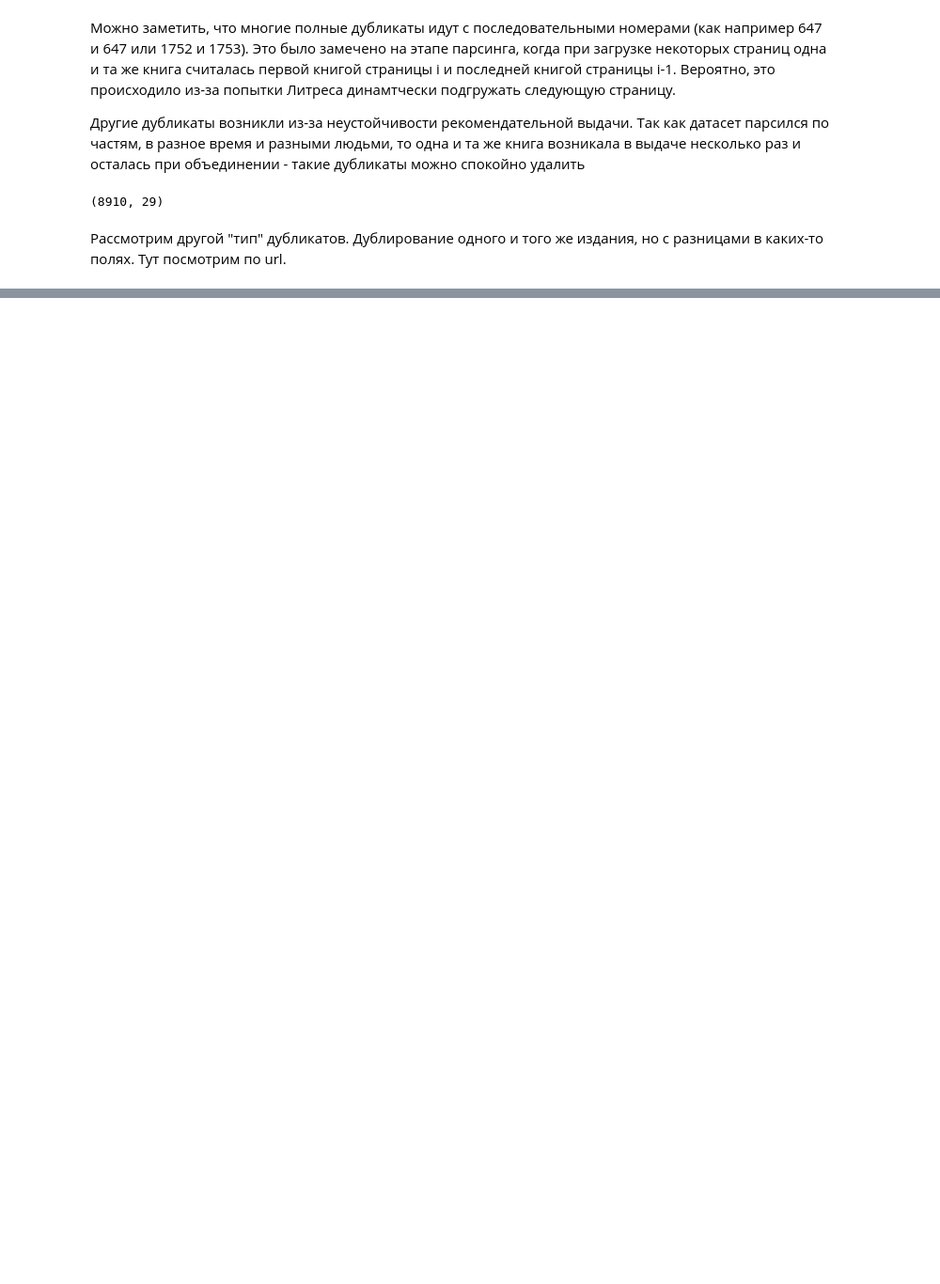
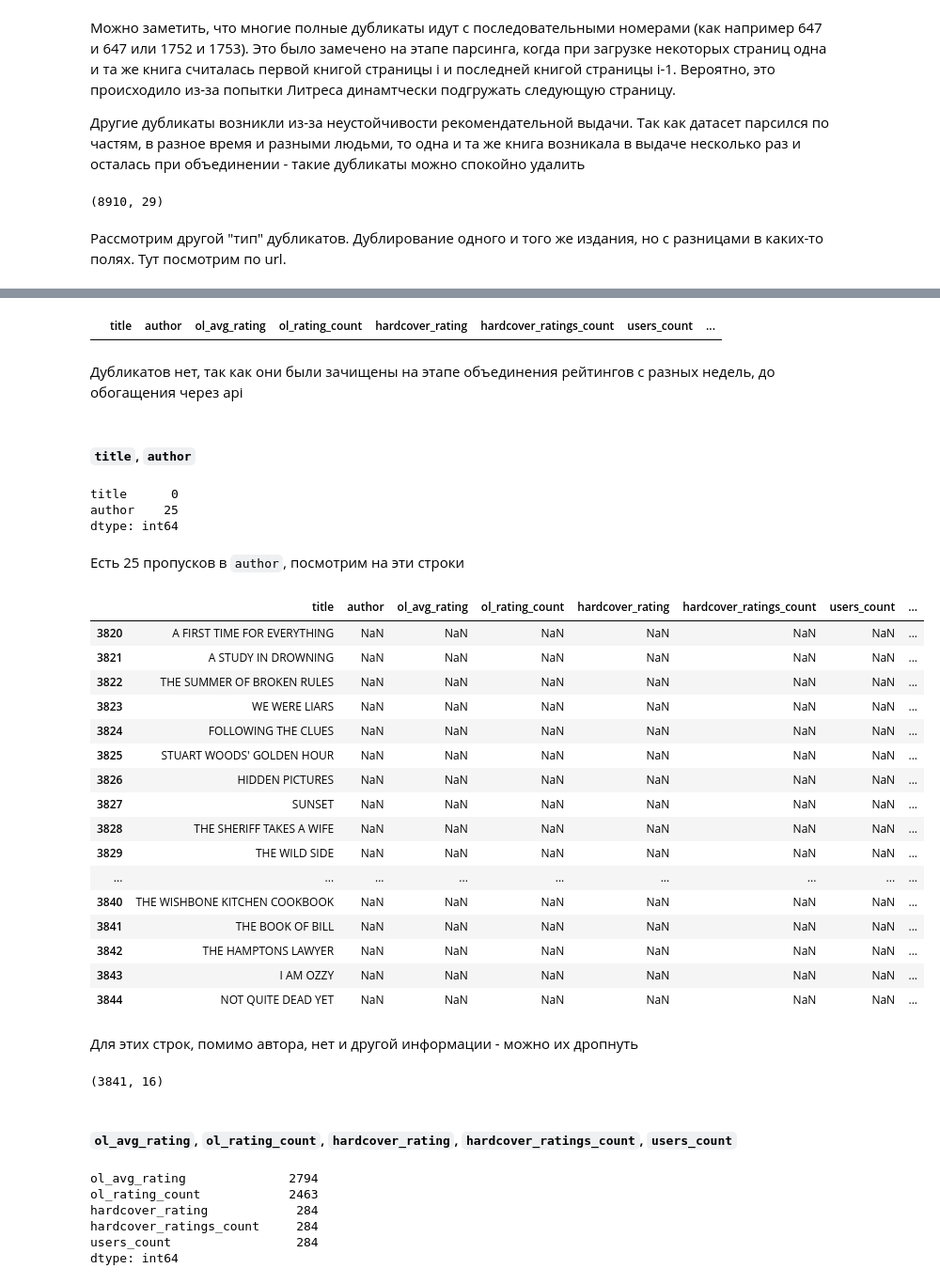
Before and after one commit to maxim-safonov/gp_2, a Jupyter notebook: EDA.ipynb, the cells around one changed output, grey strips where cells are left out. Shown at 94% size. Saved outputs shown, nothing was run; the diff lists cells and outputs as text; code cells hidden in the pictures; blank space fills up the shorter version.

```diff
--- a/EDA.ipynb
+++ b/EDA.ipynb
@@ -91,0 +553,4 @@ df1[n_duplicates2]
+# %%
+#df2 = pd.read_csv("google_x_nyt_final.csv")
+df2 = pd.read_excel("hardcover_result.xlsx")
+df2.head()
@@ -91,0 +579,5 @@ df1[n_duplicates2]
+# %%
+df2 = df2.drop(columns=["Unnamed: 0.1", "Unnamed: 0", "amazon_product_url", "article_chapter_link", "asterisk", "book_image", "book_image_height",
+                        "book_image_width", "book_review_link", "book_uri", "contributor", "contributor_note", "created_date", "first_chapter_link",
+                        "primary_isbn10", "primary_isbn13", "sunday_review_link", "updated_date", "isbns", "buy_links", "hardcover_title", "hardcover_author",
+                        "title_open_library", "author_open_library", "dagger"])
@@ -91,0 +590,61 @@ df1[n_duplicates2]
+# %%
+df2 = df2[["title", "author", "avg_rating", "rating_count", "hardcover_rating", "hardcover_ratings_count", "users_count", "price", "release_year",
+           "age_group", "publisher", "genres", "description", "rank", "rank_last_week", "weeks_on_list"]]
+
+df2 = df2.rename(columns={"avg_rating":"ol_avg_rating", "rating_count":"ol_rating_count"})
+# %%
+n_duplicates = df2.duplicated(keep=False)
+df2[n_duplicates].head(10)
+# %% [output]
+|  | title | author | ol_avg_rating | ol_rating_count | hardcover_rating | hardcover_ratings_count | users_count | ... |
+# %% [markdown]
+Дубликатов нет, так как они были зачищены на этапе объединения рейтингов с разных недель, до обогащения через api
+# %% [markdown]
+#### `title`, `author`
+# %%
+df2[["title", "author"]].isna().sum()
+# %% [output]
+title      0
+author    25
+dtype: int64
+# %% [markdown]
+Есть 25 пропусков в `author`, посмотрим на эти строки
+# %%
+df2[df2["author"].isna()]
+# %% [output]
+|  | title | author | ol_avg_rating | ol_rating_count | hardcover_rating | hardcover_ratings_count | users_count | ... |
+| 3820 | A FIRST TIME FOR EVERYTHING | NaN | NaN | NaN | NaN | NaN | NaN | ... |
+| 3821 | A STUDY IN DROWNING | NaN | NaN | NaN | NaN | NaN | NaN | ... |
+| 3822 | THE SUMMER OF BROKEN RULES | NaN | NaN | NaN | NaN | NaN | NaN | ... |
+| 3823 | WE WERE LIARS | NaN | NaN | NaN | NaN | NaN | NaN | ... |
+| 3824 | FOLLOWING THE CLUES | NaN | NaN | NaN | NaN | NaN | NaN | ... |
+| 3825 | STUART WOODS' GOLDEN HOUR | NaN | NaN | NaN | NaN | NaN | NaN | ... |
+| 3826 | HIDDEN PICTURES | NaN | NaN | NaN | NaN | NaN | NaN | ... |
+| 3827 | SUNSET | NaN | NaN | NaN | NaN | NaN | NaN | ... |
+| 3828 | THE SHERIFF TAKES A WIFE | NaN | NaN | NaN | NaN | NaN | NaN | ... |
+| 3829 | THE WILD SIDE | NaN | NaN | NaN | NaN | NaN | NaN | ... |
+| ... | ... | ... | ... | ... | ... | ... | ... | ... |
+| 3840 | THE WISHBONE KITCHEN COOKBOOK | NaN | NaN | NaN | NaN | NaN | NaN | ... |
+| 3841 | THE BOOK OF BILL | NaN | NaN | NaN | NaN | NaN | NaN | ... |
+| 3842 | THE HAMPTONS LAWYER | NaN | NaN | NaN | NaN | NaN | NaN | ... |
+| 3843 | I AM OZZY | NaN | NaN | NaN | NaN | NaN | NaN | ... |
+| 3844 | NOT QUITE DEAD YET | NaN | NaN | NaN | NaN | NaN | NaN | ... |
+# %% [markdown]
+Для этих строк, помимо автора, нет и другой информации - можно их дропнуть
+# %%
+df2 = df2.drop(index = df2[df2["author"].isna()].index)
+df2 = df2.reset_index(drop = True)
+df2.shape
+# %% [output]
+(3841, 16)
+# %% [markdown]
+#### `ol_avg_rating`, `ol_rating_count`, `hardcover_rating`, `hardcover_ratings_count`, `users_count`
+# %%
+df2[["ol_avg_rating", "ol_rating_count", "hardcover_rating", "hardcover_ratings_count", "users_count"]].isna().sum()
+# %% [output]
+ol_avg_rating              2794
+ol_rating_count            2463
+hardcover_rating            284
+hardcover_ratings_count     284
+users_count                 284
+dtype: int64
```
Also changed, not shown: parts of 112 cells of this notebook.
